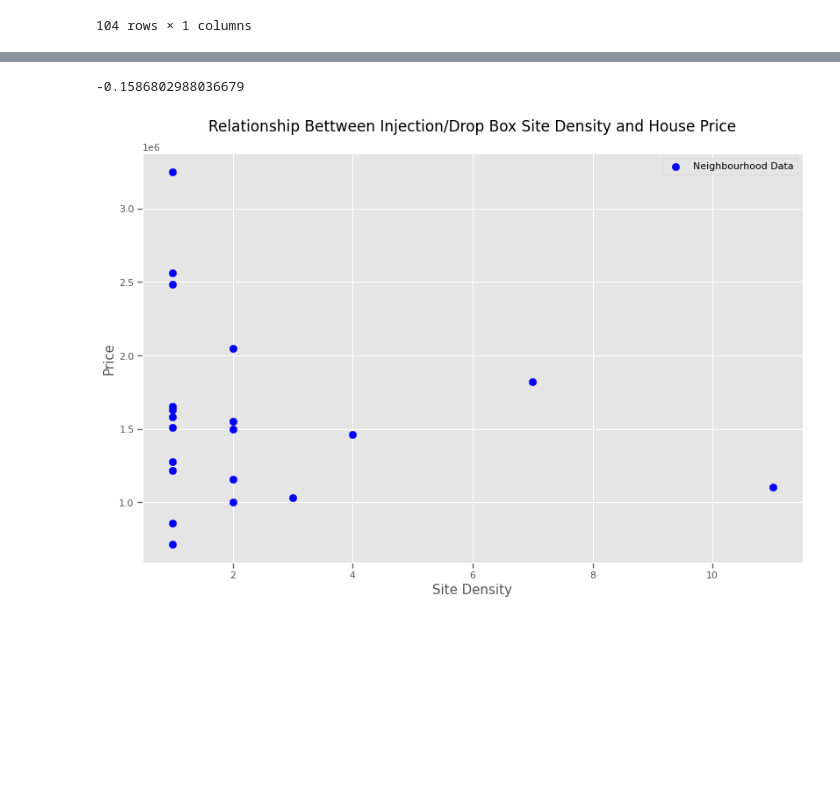
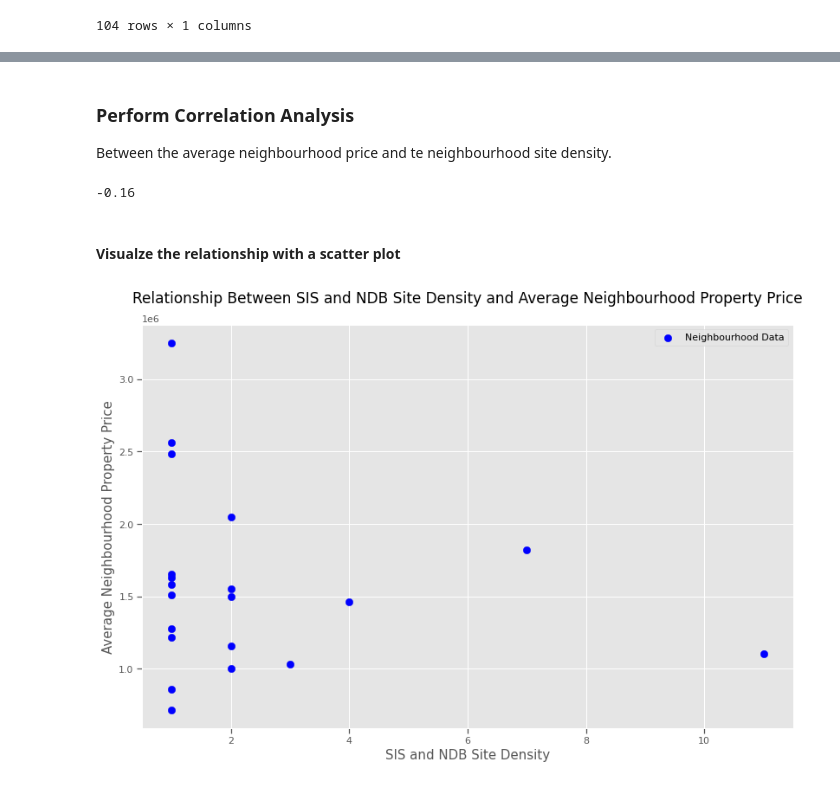
Before and after one commit to jayshah2111/team-algorithm-avengers, a Jupyter notebook: Injection_site_wards.ipynb, the cells around one changed output, grey strips where cells are left out. Saved outputs shown, nothing was run; the diff lists cells and outputs as text; code cells hidden in the pictures; blank space fills up the shorter version.

```diff
--- a/Injection_site_wards.ipynb
+++ b/Injection_site_wards.ipynb
@@ -94,26 +74,16 @@ injection_locations['Address'] = injection_locations['Address'] + " Toronto"
 # Call the geocoding service Nominatim
 locator = Nominatim(user_agent="Geopy Library")
 
-# Function to output the Latitude
-def address_to_lat(address):
+# Function to output the Latitude and Longitude
+def address_to_coordinates(address):
 
     # Increase timeout due to slow running
     Location = locator.geocode(address, timeout=10)
 
-    return Location.latitude
+    # Return a tuple containing (lat, long)
+    return Location.latitude, Location.longitude
 
-# Function to output the Longitude
-def address_to_lon(address):
-
-    # Increase timeout due to slow running
-    Location = locator.geocode(address, timeout=10)
-
-    return Location.longitude
-
-# Apply the functions to the "Address" columns in the dataframe to get the latitude and logitude in seperate columns
-needle_locations['Latitude']=needle_locations['Address'].apply(lambda x: address_to_lat(x))
-needle_locations['Longitude']=needle_locations['Address'].apply(lambda x: address_to_lon(x))
-
-injection_locations['Latitude']=injection_locations['Address'].apply(lambda x: address_to_lat(x))
-injection_locations['Longitude']=injection_locations['Address'].apply(lambda x: address_to_lon(x))
+# Apply the functions to the "Address" columns in the dataframe and unzip the tuple to get the latitude and logitude in seperate columns
+needle_locations['Latitude'], needle_locations['Longitude'] = zip(*needle_locations['Address'].apply(lambda x: address_to_coordinates(x)))
+injection_locations['Latitude'], injection_locations['Longitude'] = zip(*injection_locations['Address'].apply(lambda x: address_to_coordinates(x)))
 # %% [markdown]
@@ -362,8 +345,8 @@ properties.head()
 We must also convert the properties' latitudes and longitudes into GeoDataFrame point locations.
 # %%
 # Convert dataframe into a GeoDataFrame by specifying the latitude and longitude
-properties_gdf = gpd.GeoDataFrame(properties,
+properties_gdf_crs4326 = gpd.GeoDataFrame(properties,
                                     geometry=gpd.points_from_xy(properties['Longitude'], properties['Latitude']),crs="EPSG:4326")
 
 # Ensure they use the epsg=26917 CRS
-properties_gdf=properties_gdf.to_crs(epsg=26917)
+properties_gdf_crs_26917=properties_gdf_crs4326.to_crs(epsg=26917)
@@ -372,7 +365,6 @@ Now, perform spatial analysis to determine which neighbourhood each sold propert
 # %%
 # Use .sjoin to determine which neighbouhoods the properties are within
-properties_gdf = gpd.sjoin(properties_gdf, neighbourhoods_26917[['geometry','neighbourhood_name']], how='left', op='within')
+properties_gdf = gpd.sjoin(properties_gdf_crs_26917, neighbourhoods_26917[['geometry','neighbourhood_name']], how='left', op='within')
+
 # Drop the "index_right" column
 properties_gdf=properties_gdf.drop(columns=['index_right'])
-# View the GeoDataFrame
-properties_gdf.head()
@@ -508,17 +505,32 @@ merged_df.head(30)
+# %% [markdown]
+### Perform Correlation Analysis
+
+Between the average neighbourhood price and te neighbourhood site density.
 # %%
+# Only consider neighbourhoods with positive site density
 merged_df=merged_df[merged_df['site_density']>0]
+
+# Determine the correlation between the variables
 correlation = merged_df['price'].corr(merged_df['site_density'])
-correlation
+# View the correlation
+correlation.round(2)
 # %% [output]
--0.1586802988036679
+-0.16
+# %% [markdown]
+#### Visualze the relationship with a scatter plot
 # %%
+# Plot a scatter plot
 plt.figure(figsize=(12, 8))
 plt.scatter(merged_df['sites'], merged_df['price'], label='Neighbourhood Data', s=70, color='blue')
-plt.xlabel('Site Density', fontsize=15)
-plt.ylabel('Price', fontsize=15)
-plt.title('Relationship Bettween Injection/Drop Box Site Density and House Price', pad=25, fontsize=17)
+
+# Label the axis and title
+plt.xlabel('SIS and NDB Site Density', fontsize=15)
+plt.ylabel('Average Neighbourhood Property Price', fontsize=15)
+plt.title('Relationship Between SIS and NDB Site Density and Average Neighbourhood Property Price', pad=25, fontsize=17)
 plt.legend()
+
+# Save the plot as png
 plt.savefig('plots/Price_vs_Site_Density_Scatterplot.png', dpi=300)
 plt.show()
 # %% [output]
-[figure, old version]
+[figure, new version]
```
Also changed, not shown: parts of 36 cells of this notebook, 5 other files.
